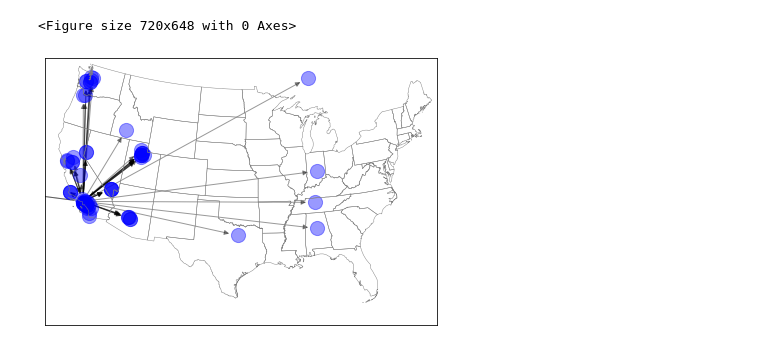
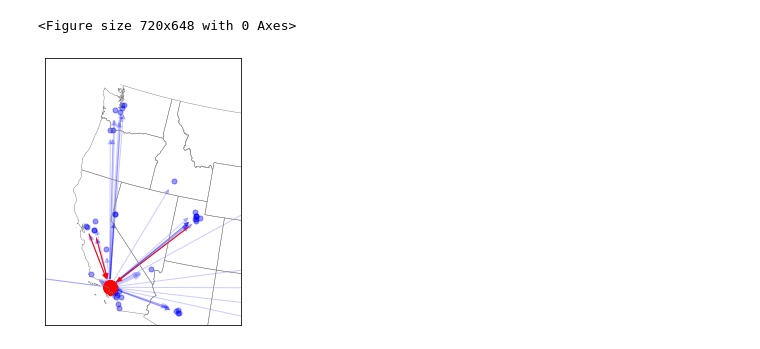
Before and after one commit to acgowda/cfb-recruit-net, a Jupyter notebook: network_visualization.ipynb, the cells around one changed output. Cells and saved outputs as stored; diff of their text form; code cells hidden in the pictures.

```diff
--- a/network_visualization.ipynb
+++ b/network_visualization.ipynb
@@ -64,27 +87,38 @@ plt.show()
 # %%
 plt.figure(figsize = (10,9))
-m = Basemap(llcrnrlon=-119,llcrnrlat=20,urcrnrlon=-64,urcrnrlat=49,projection='lcc',lat_1=33,lat_2=45,lon_0=-95)
+
+# Full US
+# m = Basemap(llcrnrlon=-119,llcrnrlat=20,urcrnrlon=-64,urcrnrlat=49,projection='lcc',lat_1=33,lat_2=45,lon_0=-95)
+
+# California zoom
+m = Basemap(llcrnrlon=-123,llcrnrlat=30,urcrnrlon=-110,urcrnrlat=53,projection='lcc',lat_1=33,lat_2=45,lon_0=-95)
 # %% [output]
 <Figure size 720x648 with 0 Axes>
 # %%
-mx, my = m(offers['long'], offers['lat'])
+mx, my = m(offers_edgelist['long'], offers_edgelist['lat'])
 # %%
 pos = {}
-for count, elem in enumerate (offers['name']):
+for count, elem in enumerate(offers_edgelist['school']):
     pos[elem] = (mx[count], my[count])
 # %%
+# lat, long = getGeo('Tuscaloosa', 'AL')
 lat, long = getGeo('Westwood', 'CA')
-pos['ucla'] = m(long, lat)
+pos[f'{college}'] = m(long, lat)
 # %%
+nx.draw_networkx_edges(G_offer, pos = pos, edge_color='blue',
+                        alpha=0.2, arrows = True, width=list(nx.get_edge_attributes(G_offer, 'weight').values()))
+nx.draw_networkx_edges(G_commit, pos = pos, edge_color='red',
+                        alpha=1, arrows = True, width=list(nx.get_edge_attributes(G_commit, 'weight').values()))
 nx.draw_networkx_nodes(G, pos = pos, nodelist = G.nodes(),
-                        node_color = 'b', alpha = 0.4, node_size = 200)
-nx.draw_networkx_edges(G, pos = pos, edge_color='black',
-                        alpha=0.4, arrows = True)
+                        node_color = 'blue', alpha = 0.4, node_size = 25)
+nx.draw_networkx_nodes(G, pos = pos, nodelist = [college],
+                        node_color = 'red', alpha = 1, node_size = 200)
+
 shp_info = m.readshapefile('st99_d00','states',drawbounds=True,
                            linewidth=0.45,color='gray')
 
 plt.tight_layout()
 # plt.savefig("./images/map_1.png", format = "png", dpi = 300)
 plt.show()
 # %% [output]
-[figure, old version]
+[figure, new version]
```
Also changed, not shown: parts of 9 cells of this notebook.
